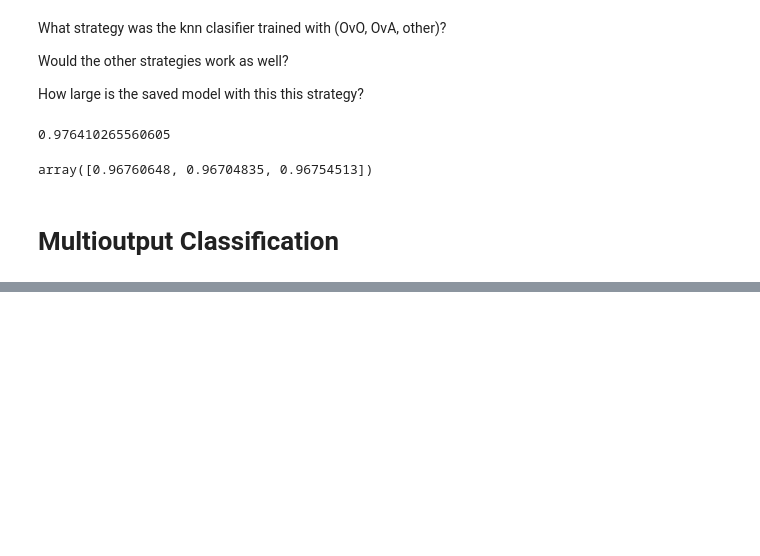
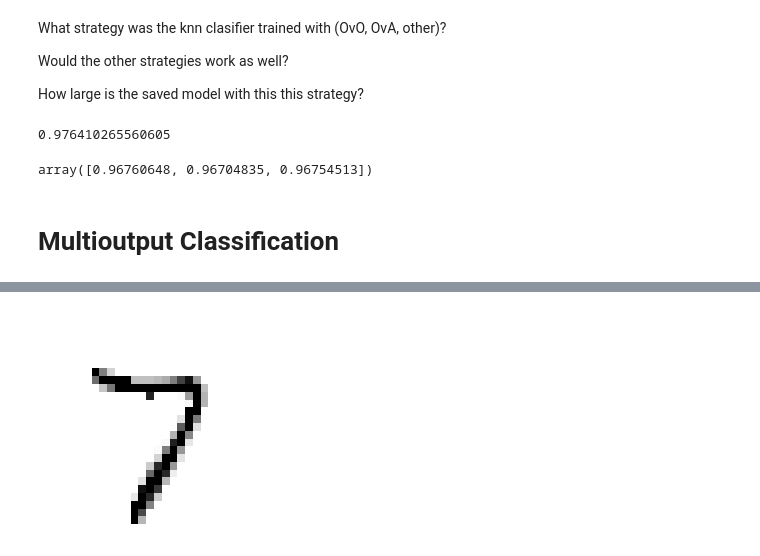
Before and after one commit to astidham2003/ml-study-group, a Jupyter notebook: chapter_3/MNIST_classification.ipynb, the cells around one changed output, grey strips where cells are left out. Saved outputs shown, nothing was run; the diff lists cells and outputs as text; code cells hidden in the pictures; blank space fills up the shorter version.

```diff
--- a/chapter_3/MNIST_classification.ipynb
+++ b/chapter_3/MNIST_classification.ipynb
@@ -713,0 +755,9 @@ array([0.96760648, 0.96704835, 0.96754513])
+# %%
+clean_digit = knn_clf.predict([X_test_mod[0]]) # Why does this clean the image?
+clean_digit_image = clean_digit.reshape(28, 28)
+
+plt.imshow(clean_digit_image, cmap = mpl.cm.binary, interpolation="nearest")
+plt.axis("off")
+plt.show()
+# %% [output]
+[figure, added]
```
Also changed, not shown: parts of 5 cells of this notebook.
